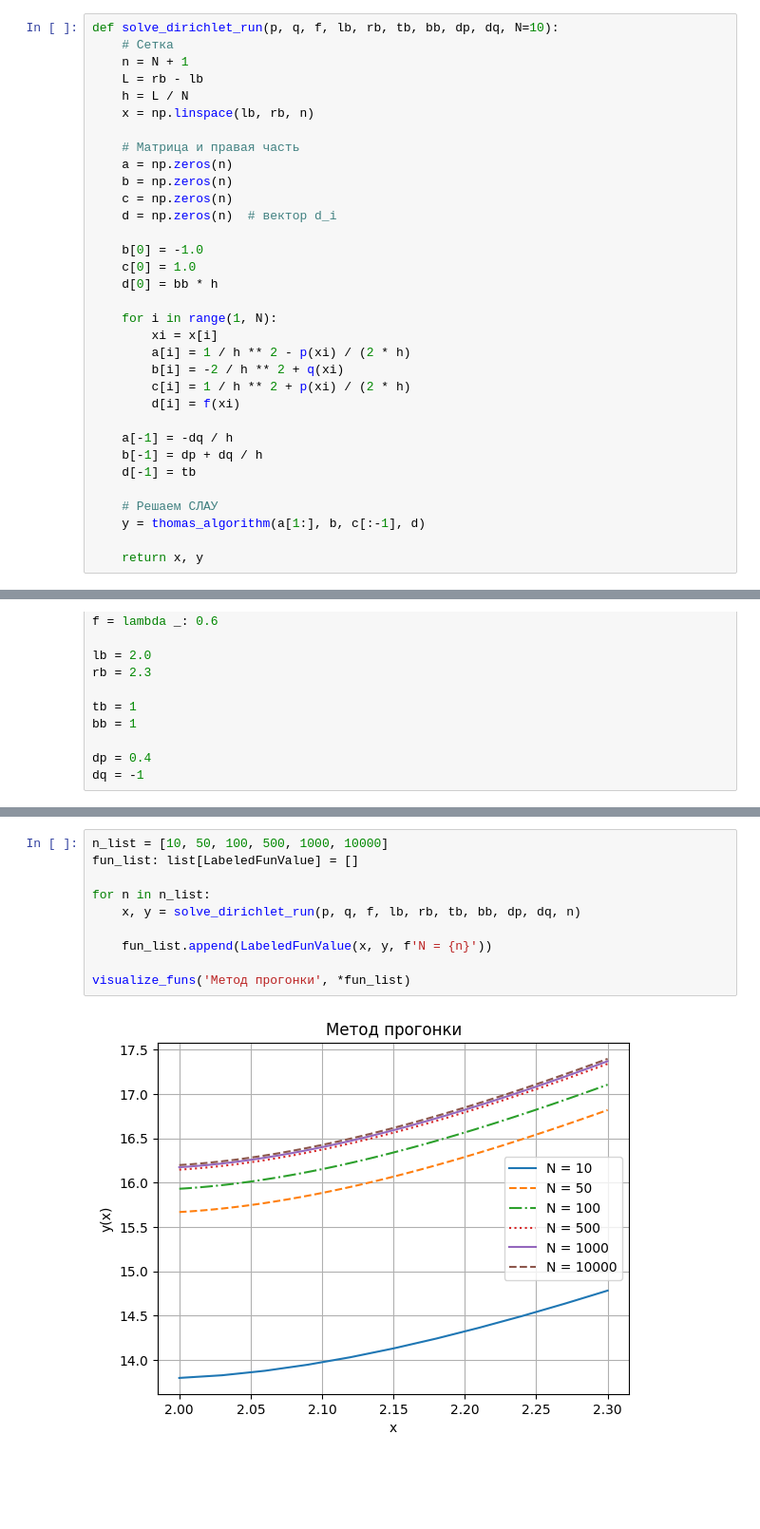
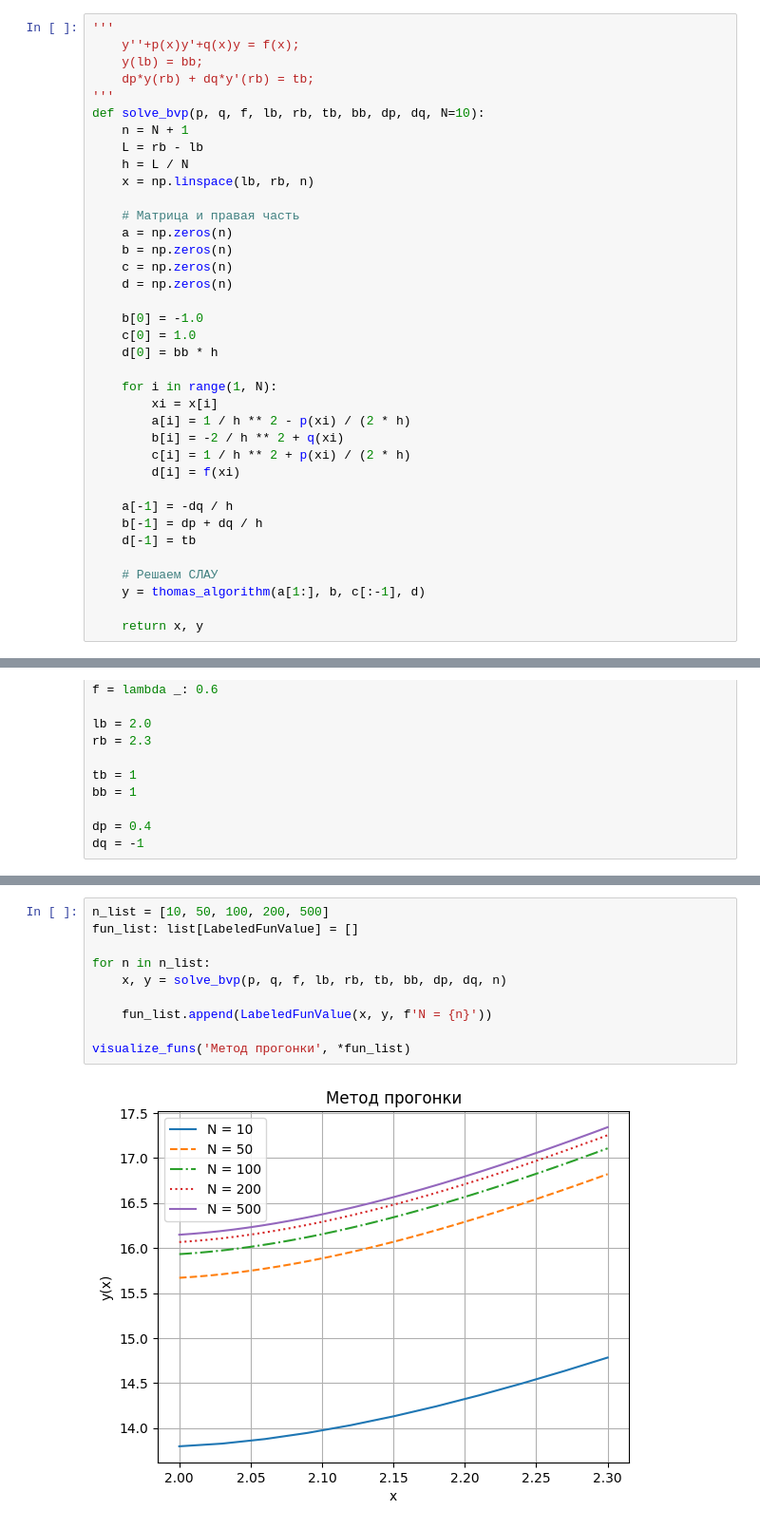
Before and after one commit to Winnie-the-Pooh2019/n-ch-2.4, a Jupyter notebook: main.ipynb, the cells around one changed output, grey strips where cells are left out. Shown at 95% size. Cells and saved outputs as stored; diff of their text form; blank space fills up the shorter version.

```diff
--- a/main.ipynb
+++ b/main.ipynb
@@ -519,6 +179,10 @@ def thomas_algorithm(a, b, c, d):
 # %%
-def solve_dirichlet_run(p, q, f, lb, rb, tb, bb, dp, dq, N=10):
-    # Сетка
+'''
+    y''+p(x)y'+q(x)y = f(x);
+    y(lb) = bb;
+    dp*y(rb) + dq*y'(rb) = tb;
+'''
+def solve_bvp(p, q, f, lb, rb, tb, bb, dp, dq, N=10):
     n = N + 1
     L = rb - lb
     h = L / N
@@ -528,7 +192,7 @@ def solve_dirichlet_run(p, q, f, lb, rb, tb, bb, dp, dq, N=10):
     a = np.zeros(n)
     b = np.zeros(n)
     c = np.zeros(n)
-    d = np.zeros(n)  # вектор d_i
+    d = np.zeros(n)
 
     b[0] = -1.0
     c[0] = 1.0
@@ -567,12 +263,12 @@ dq = -1
 # %%
-n_list = [10, 50, 100, 500, 1000, 10000]
+n_list = [10, 50, 100, 200, 500]
 fun_list: list[LabeledFunValue] = []
 
 for n in n_list:
-    x, y = solve_dirichlet_run(p, q, f, lb, rb, tb, bb, dp, dq, n)
+    x, y = solve_bvp(p, q, f, lb, rb, tb, bb, dp, dq, n)
 
     fun_list.append(LabeledFunValue(x, y, f'N = {n}'))
 
 visualize_funs('Метод прогонки', *fun_list)
 # %% [output]
-[figure, old version]
+[figure, new version]
```
Also changed, not shown: parts of 47 cells of this notebook, 4 other files.
